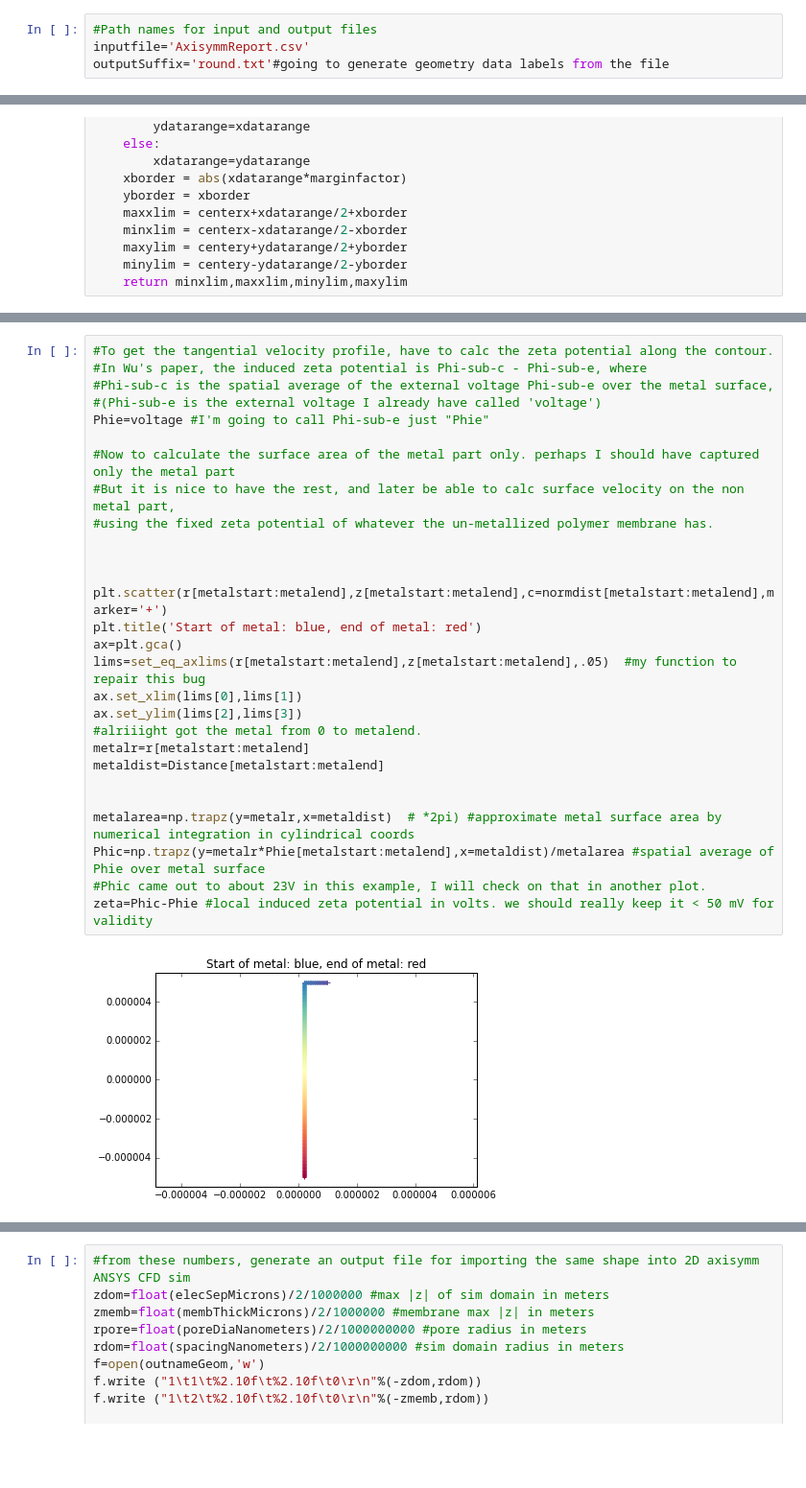
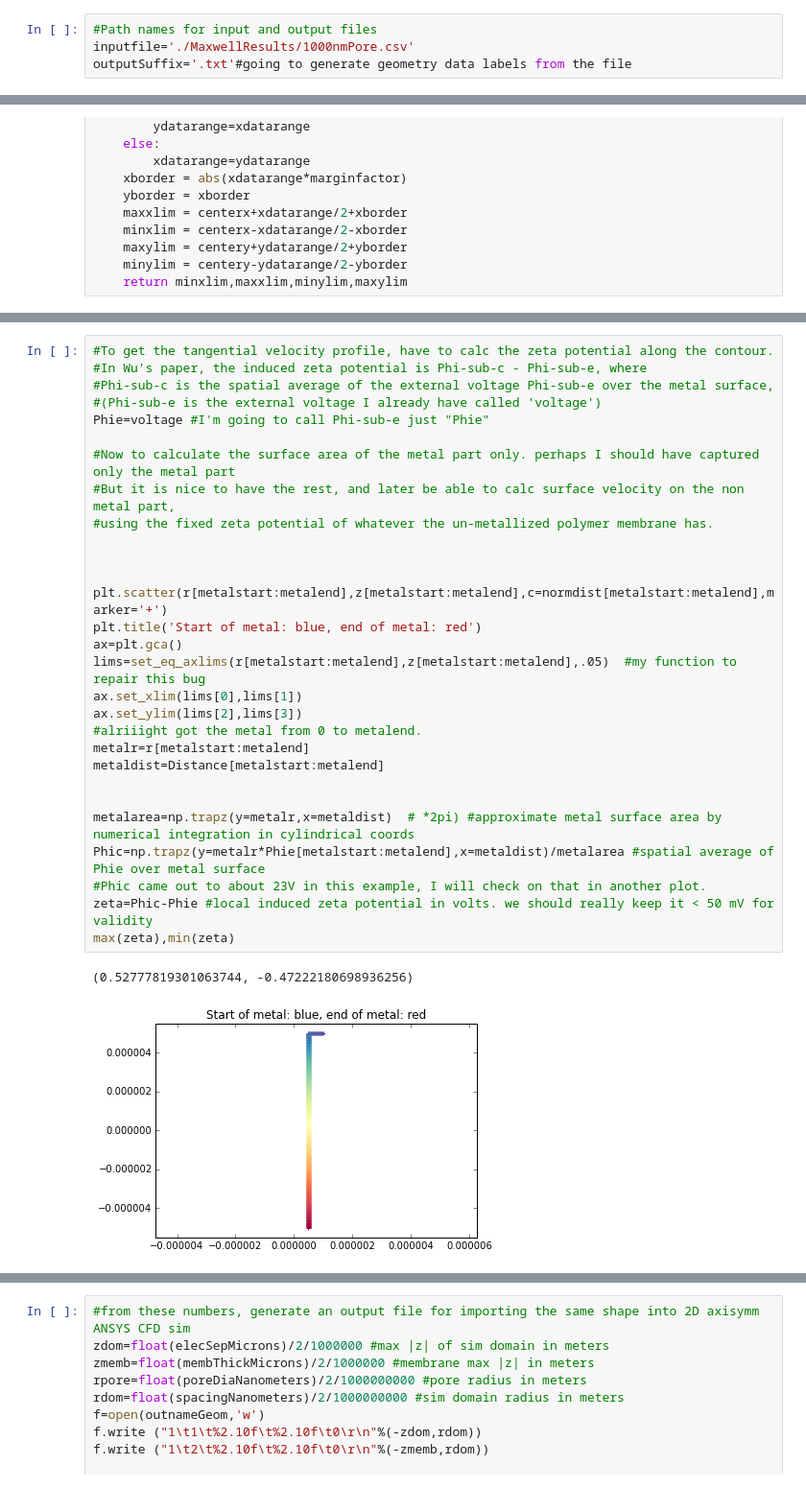
Before and after one commit to harnettlab/iPythonNotebookRepo, a Jupyter notebook: MembraneICEO/PoreZetaVCalc3.ipynb, the cells around one changed output, grey strips where cells are left out. Shown: that part at 96% size. Drawn from its saved outputs; the diff is of its cells as text; blank space fills up the shorter version.

```diff
--- a/MembraneICEO/PoreZetaVCalc3.ipynb
+++ b/MembraneICEO/PoreZetaVCalc3.ipynb
@@ -25,8 +25,8 @@ eta=8.9e-4 #dynamic viscosity of water in Pa*s
 import numpy as np
 # %%
 #Path names for input and output files
-inputfile='AxisymmReport.csv'
-outputSuffix='round.txt'#going to generate geometry data labels from the file
+inputfile='./MaxwellResults/1000nmPore.csv'
+outputSuffix='.txt'#going to generate geometry data labels from the file
 # %%
 #Reading in the Maxwell file
 simdata= np.genfromtxt(inputfile, dtype=float, delimiter=',',names=True)#Wonderful, can call columns by names
@@ -216,32 +212,34 @@ metalstart,metalend
 # %%
 #To get the tangential velocity profile, have to calc the zeta potential along the contour.
 #In Wu's paper, the induced zeta potential is Phi-sub-c - Phi-sub-e, where
 #Phi-sub-c is the spatial average of the external voltage Phi-sub-e over the metal surface,
 #(Phi-sub-e is the external voltage I already have called 'voltage')
 Phie=voltage #I'm going to call Phi-sub-e just "Phie"
 
 #Now to calculate the surface area of the metal part only. perhaps I should have captured only the metal part
 #But it is nice to have the rest, and later be able to calc surface velocity on the non metal part,
 #using the fixed zeta potential of whatever the un-metallized polymer membrane has.
 
 
 
 plt.scatter(r[metalstart:metalend],z[metalstart:metalend],c=normdist[metalstart:metalend],marker='+')
 plt.title('Start of metal: blue, end of metal: red')
 ax=plt.gca()
 lims=set_eq_axlims(r[metalstart:metalend],z[metalstart:metalend],.05)  #my function to repair this bug
 ax.set_xlim(lims[0],lims[1])
 ax.set_ylim(lims[2],lims[3])
 #alriiight got the metal from 0 to metalend.
 metalr=r[metalstart:metalend]
 metaldist=Distance[metalstart:metalend]
 
 
 metalarea=np.trapz(y=metalr,x=metaldist)  # *2pi) #approximate metal surface area by numerical integration in cylindrical coords
 Phic=np.trapz(y=metalr*Phie[metalstart:metalend],x=metaldist)/metalarea #spatial average of Phie over metal surface
 #Phic came out to about 23V in this example, I will check on that in another plot.
 zeta=Phic-Phie #local induced zeta potential in volts. we should really keep it < 50 mV for validity
+max(zeta),min(zeta)
 # %% [output]
+(0.52777819301063744, -0.47222180698936256)
-[figure, old version]
+[figure, new version]
 # %%
 #plot voltage along the contour to check things
```
Also changed, not shown: parts of 10 cells of this notebook, 9 other files.
